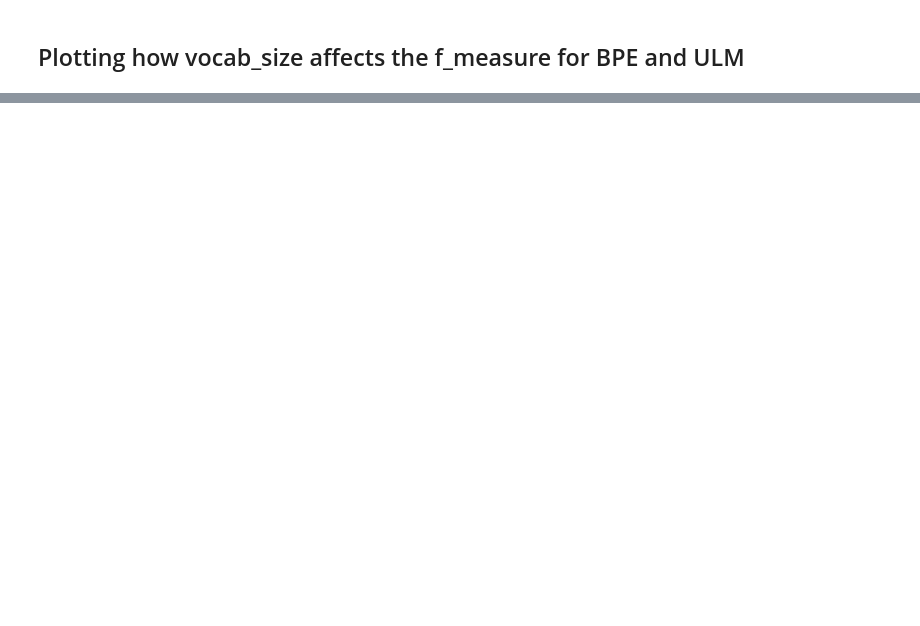
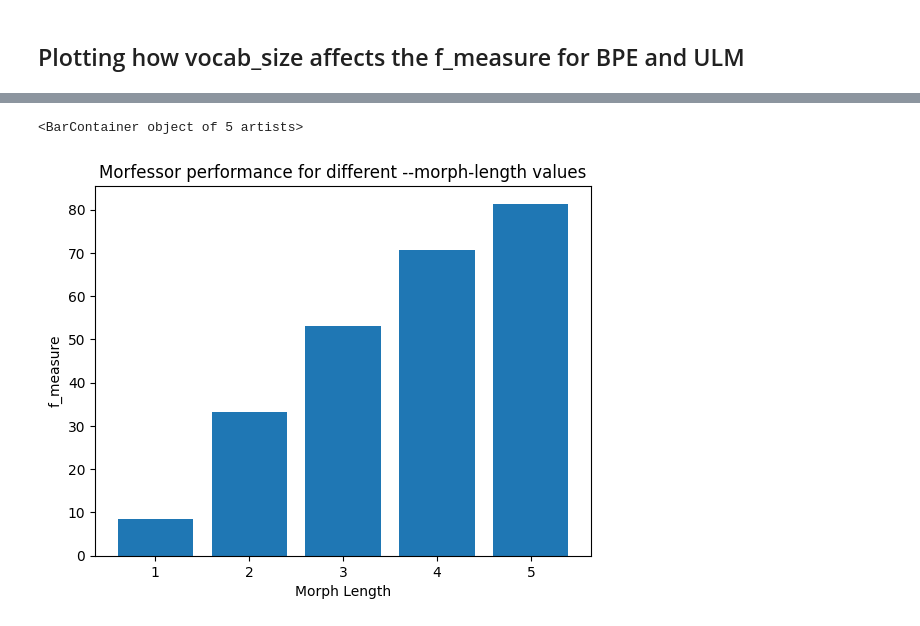
Before and after one commit to tanmaydeshp/NLP-Praktikum, a Jupyter notebook: segmentation_techniques/eval_plot.ipynb, the cells around one changed output, grey strips where cells are left out. Saved outputs shown, nothing was run; the diff lists cells and outputs as text; code cells hidden in the pictures; blank space fills up the shorter version.

```diff
--- a/segmentation_techniques/eval_plot.ipynb
+++ b/segmentation_techniques/eval_plot.ipynb
@@ -38,0 +42,11 @@ ax.legend()
+# %%
+a = list(fscores_morfessor_len.keys())
+b = list(fscores_morfessor_len.values())
+fig, ax = plt.subplots()
+ax.set_xlabel('Morph Length')
+ax.set_ylabel('f_measure')
+ax.set_title('Morfessor performance for different --morph-length values')
+ax.bar(a,b)
+# %% [output]
+<BarContainer object of 5 artists>
+[figure, added]
```
Also changed, not shown: parts of 2 cells of this notebook, 4 other files.
